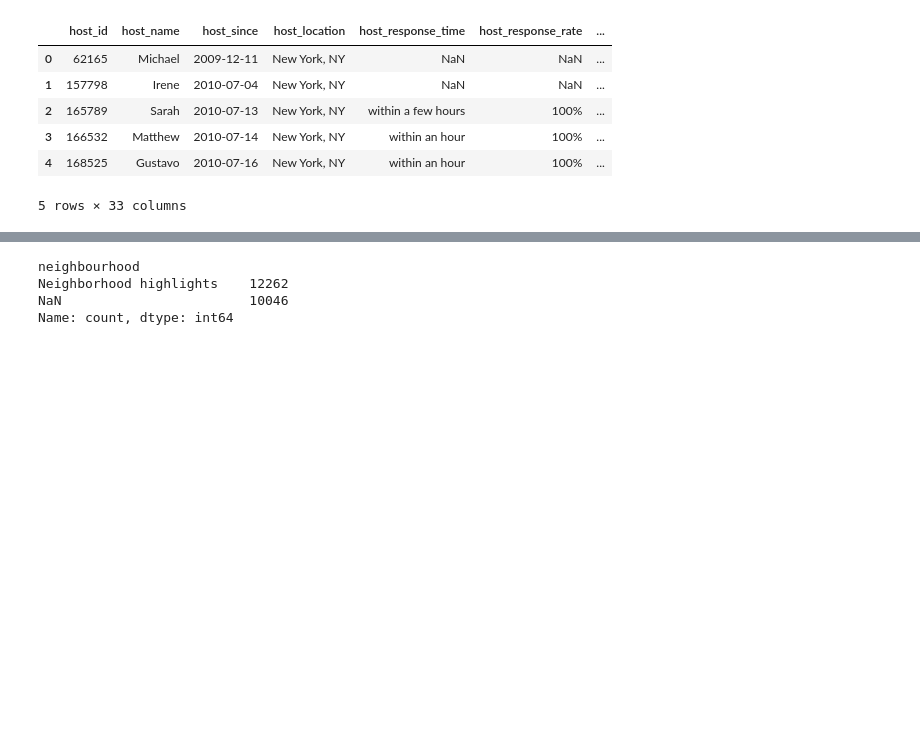
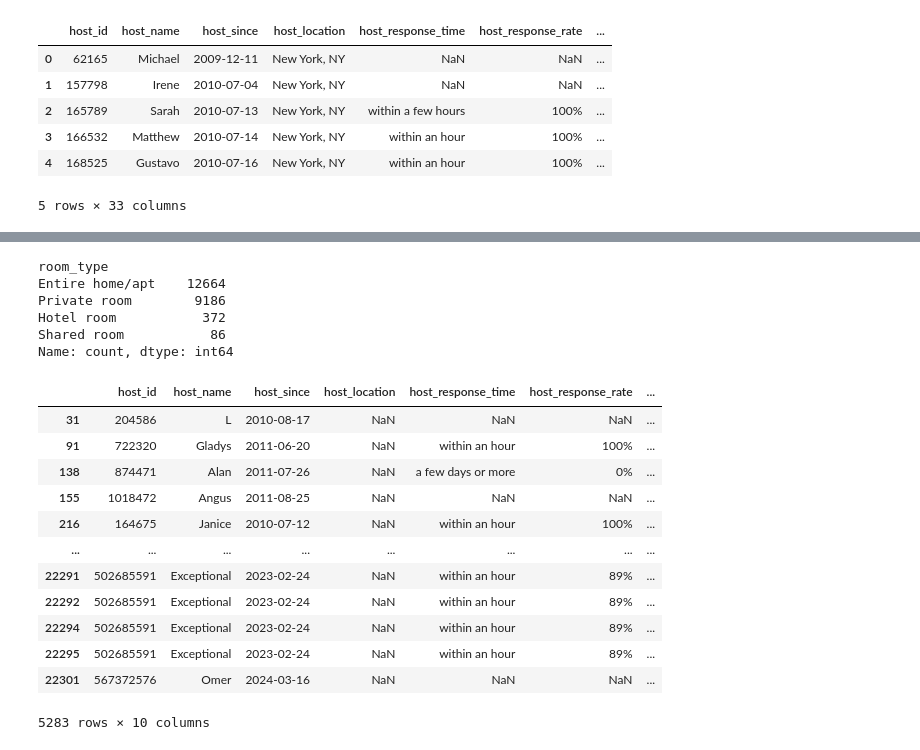
Before and after one commit to KyungminChang/data-analysis-project-BBB, a Jupyter notebook: 01_preprocessiong.ipynb, the cells around one changed output, grey strips where cells are left out. Cells and saved outputs as stored; diff of their text form; code cells hidden in the pictures; blank space fills up the shorter version.

```diff
--- a/01_preprocessiong.ipynb
+++ b/01_preprocessiong.ipynb
@@ -155,7 +172,25 @@ df_notion.head(7).T
 # %%
-df['neighbourhood'].value_counts(dropna=False)
+df['room_type'].value_counts(dropna=False)
 # %% [output]
-neighbourhood
-Neighborhood highlights    12262
-NaN                        10046
+room_type
+Entire home/apt    12664
+Private room        9186
+Hotel room           372
+Shared room           86
 Name: count, dtype: int64
+# %%
+df_host.loc[df_host['host_location'].isna()]
+# %% [output]
+|  | host_id | host_name | host_since | host_location | host_response_time | host_response_rate | ... |
+| 31 | 204586 | L | 2010-08-17 | NaN | NaN | NaN | ... |
+| 91 | 722320 | Gladys | 2011-06-20 | NaN | within an hour | 100% | ... |
+| 138 | 874471 | Alan | 2011-07-26 | NaN | a few days or more | 0% | ... |
+| 155 | 1018472 | Angus | 2011-08-25 | NaN | NaN | NaN | ... |
+| 216 | 164675 | Janice | 2010-07-12 | NaN | within an hour | 100% | ... |
+| ... | ... | ... | ... | ... | ... | ... | ... |
+| 22291 | 502685591 | Exceptional | 2023-02-24 | NaN | within an hour | 89% | ... |
+| 22292 | 502685591 | Exceptional | 2023-02-24 | NaN | within an hour | 89% | ... |
+| 22294 | 502685591 | Exceptional | 2023-02-24 | NaN | within an hour | 89% | ... |
+| 22295 | 502685591 | Exceptional | 2023-02-24 | NaN | within an hour | 89% | ... |
+| 22301 | 567372576 | Omer | 2024-03-16 | NaN | NaN | NaN | ... |
+5283 rows × 10 columns
```
Also changed, not shown: parts of 10 cells of this notebook.
